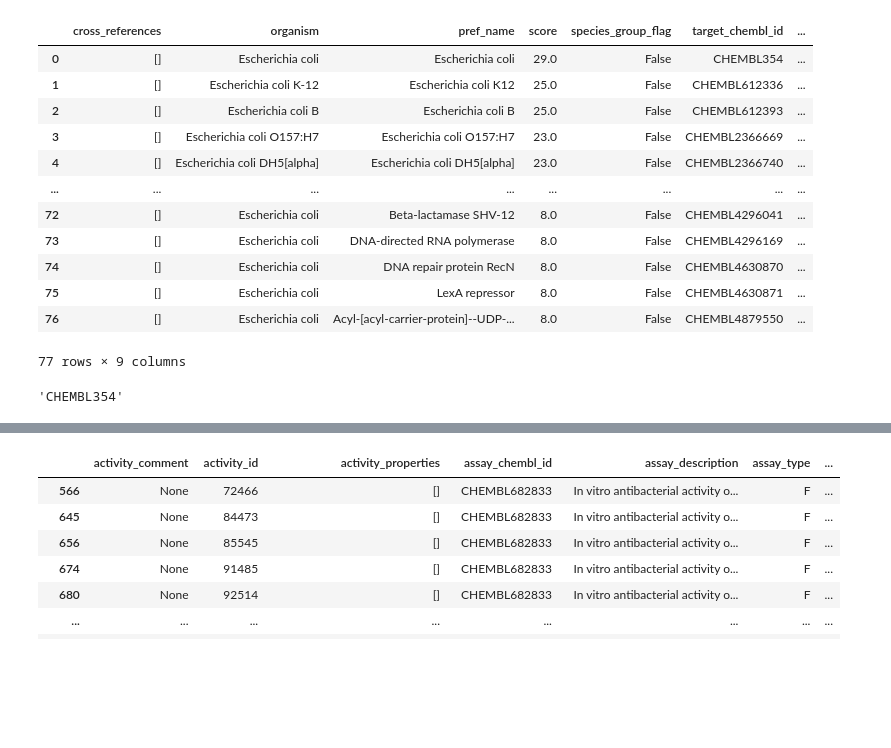
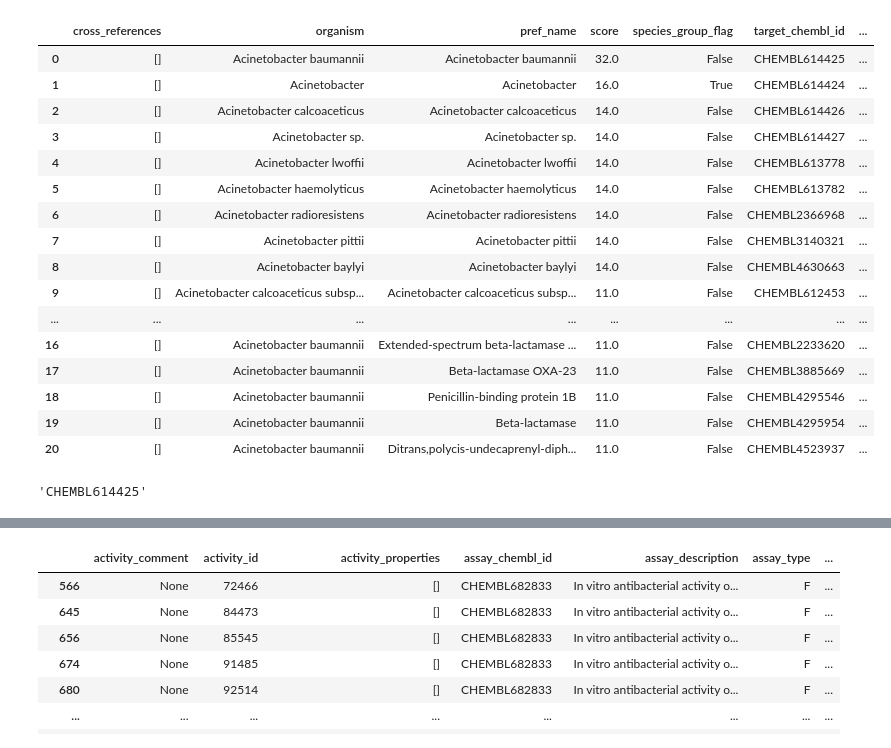
Before and after one commit to Jahan08/hERG-web-app, a Jupyter notebook: Retrieve-Data-AB-GN.ipynb, the cells around one changed output, grey strips where cells are left out. Cells and saved outputs as stored; diff of their text form; code cells hidden in the pictures; blank space fills up the shorter version.

```diff
--- a/Retrieve-Data-AB-GN.ipynb
+++ b/Retrieve-Data-AB-GN.ipynb
@@ -25,28 +25,32 @@ import pandas as pd
 from chembl_webresource_client.new_client import new_client
 # %%
 target = new_client.target
-target_query = target.search('Escherichia coli')
+target_query = target.search('Acinetobacter baumannii')
 targets = pd.DataFrame.from_dict(target_query)
 targets
 # %% [output]
 |  | cross_references | organism | pref_name | score | species_group_flag | target_chembl_id | ... |
-| 0 | [] | Escherichia coli | Escherichia coli | 29.0 | False | CHEMBL354 | ... |
-| 1 | [] | Escherichia coli K-12 | Escherichia coli K12 | 25.0 | False | CHEMBL612336 | ... |
-| 2 | [] | Escherichia coli B | Escherichia coli B | 25.0 | False | CHEMBL612393 | ... |
-| 3 | [] | Escherichia coli O157:H7 | Escherichia coli O157:H7 | 23.0 | False | CHEMBL2366669 | ... |
-| 4 | [] | Escherichia coli DH5[alpha] | Escherichia coli DH5[alpha] | 23.0 | False | CHEMBL2366740 | ... |
+| 0 | [] | Acinetobacter baumannii | Acinetobacter baumannii | 32.0 | False | CHEMBL614425 | ... |
+| 1 | [] | Acinetobacter | Acinetobacter | 16.0 | True | CHEMBL614424 | ... |
+| 2 | [] | Acinetobacter calcoaceticus | Acinetobacter calcoaceticus | 14.0 | False | CHEMBL614426 | ... |
+| 3 | [] | Acinetobacter sp. | Acinetobacter sp. | 14.0 | False | CHEMBL614427 | ... |
+| 4 | [] | Acinetobacter lwoffii | Acinetobacter lwoffii | 14.0 | False | CHEMBL613778 | ... |
+| 5 | [] | Acinetobacter haemolyticus | Acinetobacter haemolyticus | 14.0 | False | CHEMBL613782 | ... |
+| 6 | [] | Acinetobacter radioresistens | Acinetobacter radioresistens | 14.0 | False | CHEMBL2366968 | ... |
+| 7 | [] | Acinetobacter pittii | Acinetobacter pittii | 14.0 | False | CHEMBL3140321 | ... |
+| 8 | [] | Acinetobacter baylyi | Acinetobacter baylyi | 14.0 | False | CHEMBL4630663 | ... |
+| 9 | [] | Acinetobacter calcoaceticus subsp... | Acinetobacter calcoaceticus subsp... | 11.0 | False | CHEMBL612453 | ... |
 | ... | ... | ... | ... | ... | ... | ... | ... |
-| 72 | [] | Escherichia coli | Beta-lactamase SHV-12 | 8.0 | False | CHEMBL4296041 | ... |
-| 73 | [] | Escherichia coli | DNA-directed RNA polymerase | 8.0 | False | CHEMBL4296169 | ... |
-| 74 | [] | Escherichia coli | DNA repair protein RecN | 8.0 | False | CHEMBL4630870 | ... |
-| 75 | [] | Escherichia coli | LexA repressor | 8.0 | False | CHEMBL4630871 | ... |
-| 76 | [] | Escherichia coli | Acyl-[acyl-carrier-protein]--UDP-... | 8.0 | False | CHEMBL4879550 | ... |
+| 16 | [] | Acinetobacter baumannii | Extended-spectrum beta-lactamase ... | 11.0 | False | CHEMBL2233620 | ... |
+| 17 | [] | Acinetobacter baumannii | Beta-lactamase OXA-23 | 11.0 | False | CHEMBL3885669 | ... |
+| 18 | [] | Acinetobacter baumannii | Penicillin-binding protein 1B | 11.0 | False | CHEMBL4295546 | ... |
+| 19 | [] | Acinetobacter baumannii | Beta-lactamase | 11.0 | False | CHEMBL4295954 | ... |
+| 20 | [] | Acinetobacter baumannii | Ditrans,polycis-undecaprenyl-diph... | 11.0 | False | CHEMBL4523937 | ... |
-77 rows × 9 columns
 # %%
 selected_target = targets.target_chembl_id[0]
 selected_target
 # %% [output]
-'CHEMBL354'
+'CHEMBL614425'
 # %%
 activity = new_client.activity
 res = activity.filter(target_chembl_id=selected_target).filter(standard_type="MIC")
```
Also changed, not shown: parts of 1 cell of this notebook.
